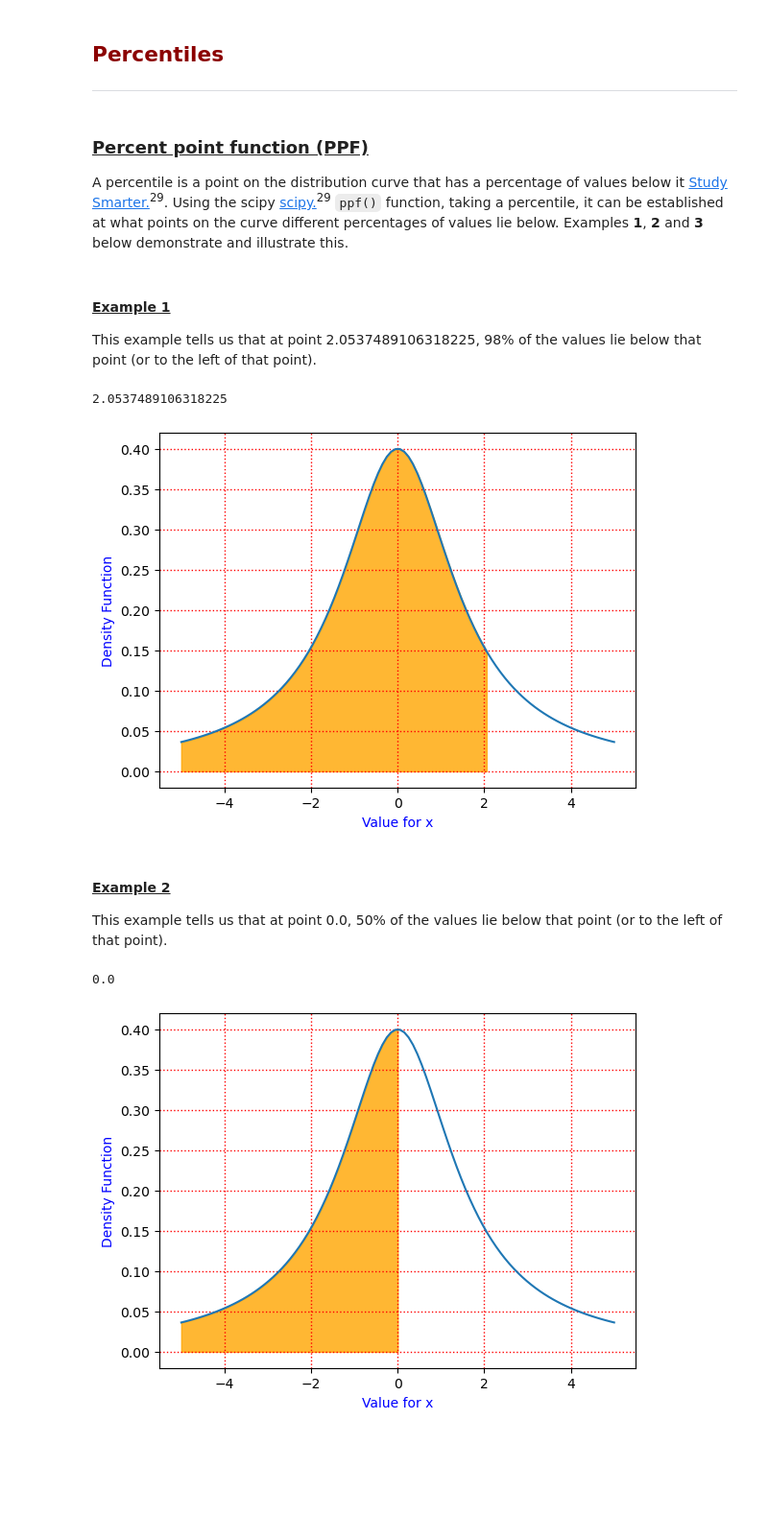
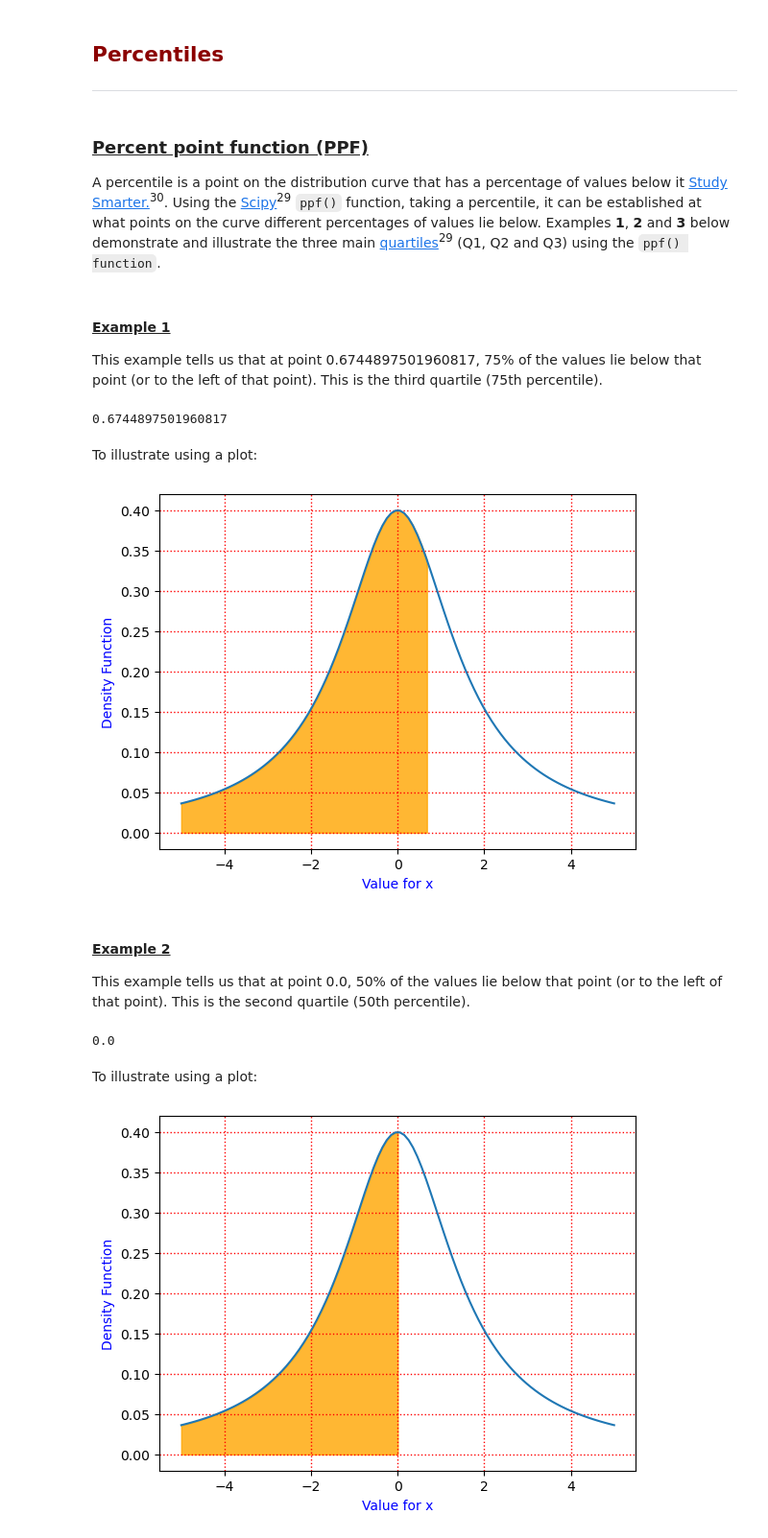
Before and after one commit to OCorry/funddaata2022-assessment, a Jupyter notebook: Practicals/Normal-Distribution-Notebook.ipynb, the cells around one changed output. Shown at 96% size. Saved outputs shown, nothing was run; the diff lists cells and outputs as text; code cells hidden in the pictures; blank space fills up the shorter version.

```diff
--- a/Practicals/Normal-Distribution-Notebook.ipynb
+++ b/Practicals/Normal-Distribution-Notebook.ipynb
@@ -361,36 +379,39 @@ However, due to the fact that the curve never touches the x axis (because of the
 ***
 # %% [markdown]
 ### <ins>Percent point function (PPF)</ins>
-A percentile is a point on the distribution curve that has a percentage of values below it <a href="https://www.studysmarter.co.uk/explanations/math/statistics/normal-distribution-percentile/" target="_top">Study Smarter.</a><sup>29</sup>. Using the scipy <a href="https://docs.scipy.org/doc/scipy/reference/generated/scipy.stats.norm.html#scipy.stats.norm" target="_top">scipy.</a><sup>29</sup> ``ppf()`` function, taking a percentile, it can be established at what points on the curve different percentages of values lie below. Examples **1**, **2** and **3** below demonstrate and illustrate this.
+A percentile is a point on the distribution curve that has a percentage of values below it <a href="https://www.studysmarter.co.uk/explanations/math/statistics/normal-distribution-percentile/" target="_top">Study Smarter.</a><sup>30</sup>. Using the <a href="https://docs.scipy.org/doc/scipy/reference/generated/scipy.stats.norm.html#scipy.stats.norm" target="_top">Scipy</a><sup>29</sup> ``ppf()`` function, taking a percentile, it can be established at what points on the curve different percentages of values lie below. Examples **1**, **2** and **3** below demonstrate and illustrate the three main <a href="https://en.wikipedia.org/wiki/Quartile" target="_top">quartiles</a><sup>29</sup> (Q1, Q2 and Q3) using the ``ppf() function``.
 # %% [markdown]
 #### <ins>Example 1</ins>
-This example tells us that at point 2.0537489106318225, 98% of the values lie below that point (or to the left of that point).
+This example tells us that at point 0.6744897501960817, 75% of the values lie below that point (or to the left of that point). This is the third quartile (75th percentile).
 # %%
-ss.norm().ppf(.98)
+ss.norm().ppf(.75)
 # %% [output]
-2.0537489106318225
+0.6744897501960817
+# %% [markdown]
+To illustrate using a plot:
 # %%
 # Plotting
-# https://www.youtube.com/watch?v=rTKNLQ5khfY
 x = np.linspace(-5,5,100)
-x_int=np.linspace(-5,2.0537489106318225)
+x_int=np.linspace(-5,0.6744897501960817)
 
 y = 1/(2.5+x**2)
 y_int= 1/(2.5+x_int **2)
 plt.plot(x,y)
 plt.grid(True)
 plt.xlabel("Value for x",color ='Blue')
 plt.ylabel("Density Function", color='Blue')
 plt.fill_between(x_int, y_int, color ='orange', alpha =0.8)
 plt.show()
 # %% [output]
-[figure, old version]
+[figure, new version]
 # %% [markdown]
 #### <ins>Example 2</ins>
-This example tells us that at point 0.0, 50% of the values lie below that point (or to the left of that point).
+This example tells us that at point 0.0, 50% of the values lie below that point (or to the left of that point). This is the second quartile (50th percentile).
 # %%
 ss.norm().ppf(.50)
 # %% [output]
 0.0
+# %% [markdown]
+To illustrate using a plot:
 # %%
 # Plotting
```
Also changed, not shown: parts of 38 cells of this notebook.
